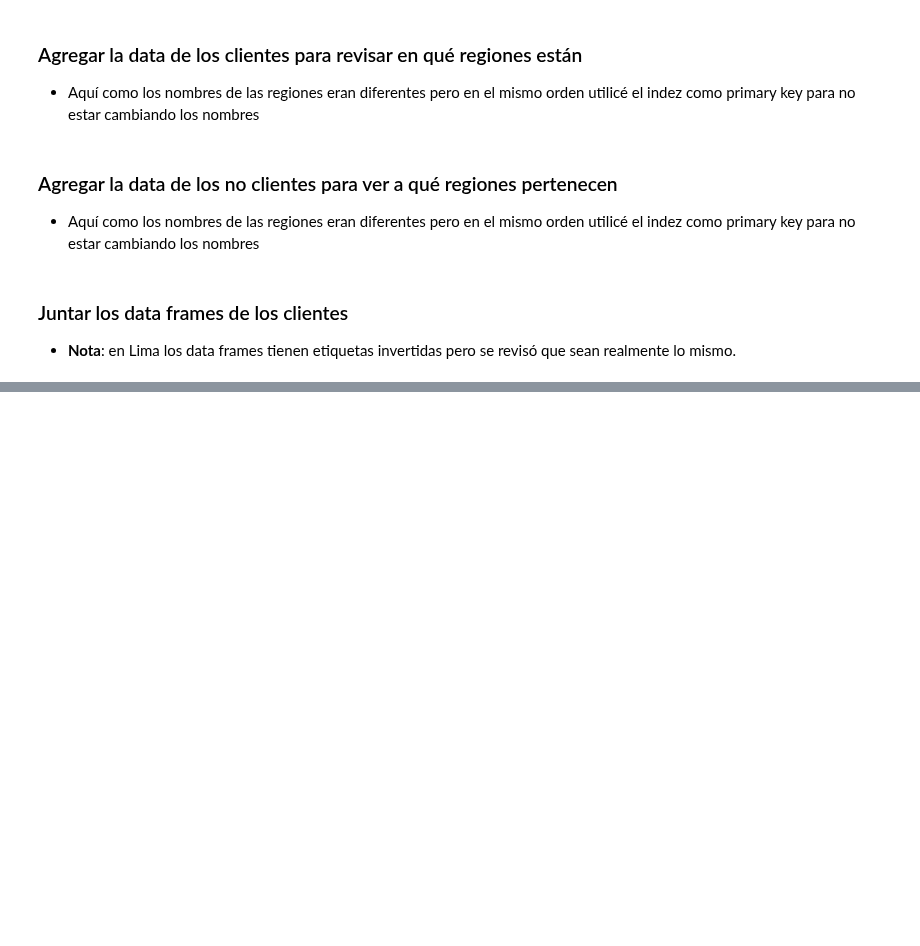
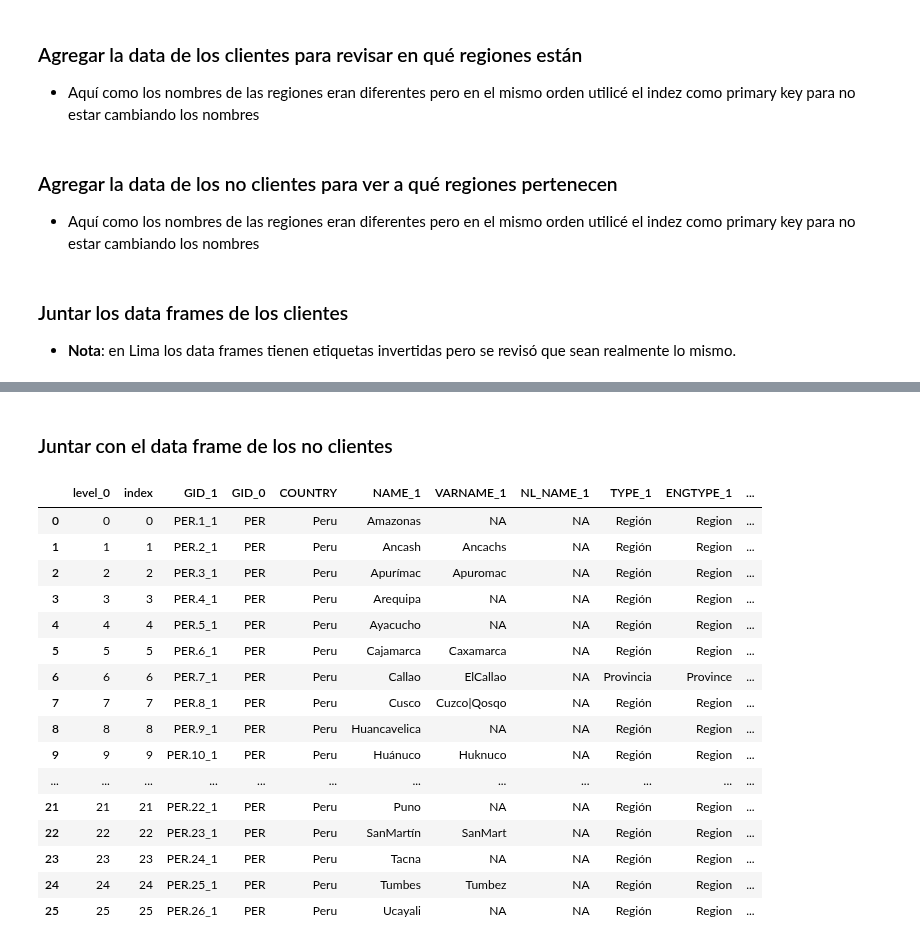
Before and after one commit to jsaraviadrago/Misc-Portfolio, a Jupyter notebook: Script_Peru_region_map.ipynb, the cells around one changed output, grey strips where cells are left out. Cells and saved outputs as stored; diff of their text form; code cells hidden in the pictures; blank space fills up the shorter version.

```diff
--- a/Script_Peru_region_map.ipynb
+++ b/Script_Peru_region_map.ipynb
@@ -102,0 +127,25 @@ plt.show()
+# %% [markdown]
+### Juntar con el data frame de los no clientes
+# %%
+# Merge tables
+data_final_no_clientes = pd.merge(peru_regions, data_marketing_none_clients_region_Peru, how='inner', left_on= 'index', right_on='index').reset_index()
+
+data_final_no_clientes
+# %% [output]
+|  | level_0 | index | GID_1 | GID_0 | COUNTRY | NAME_1 | VARNAME_1 | NL_NAME_1 | TYPE_1 | ENGTYPE_1 | ... |
+| 0 | 0 | 0 | PER.1_1 | PER | Peru | Amazonas | NA | NA | Región | Region | ... |
+| 1 | 1 | 1 | PER.2_1 | PER | Peru | Ancash | Ancachs | NA | Región | Region | ... |
+| 2 | 2 | 2 | PER.3_1 | PER | Peru | Apurímac | Apuromac | NA | Región | Region | ... |
+| 3 | 3 | 3 | PER.4_1 | PER | Peru | Arequipa | NA | NA | Región | Region | ... |
+| 4 | 4 | 4 | PER.5_1 | PER | Peru | Ayacucho | NA | NA | Región | Region | ... |
+| 5 | 5 | 5 | PER.6_1 | PER | Peru | Cajamarca | Caxamarca | NA | Región | Region | ... |
+| 6 | 6 | 6 | PER.7_1 | PER | Peru | Callao | ElCallao | NA | Provincia | Province | ... |
+| 7 | 7 | 7 | PER.8_1 | PER | Peru | Cusco | Cuzco|Qosqo | NA | Región | Region | ... |
+| 8 | 8 | 8 | PER.9_1 | PER | Peru | Huancavelica | NA | NA | Región | Region | ... |
+| 9 | 9 | 9 | PER.10_1 | PER | Peru | Huánuco | Huknuco | NA | Región | Region | ... |
+| ... | ... | ... | ... | ... | ... | ... | ... | ... | ... | ... | ... |
+| 21 | 21 | 21 | PER.22_1 | PER | Peru | Puno | NA | NA | Región | Region | ... |
+| 22 | 22 | 22 | PER.23_1 | PER | Peru | SanMartín | SanMart | NA | Región | Region | ... |
+| 23 | 23 | 23 | PER.24_1 | PER | Peru | Tacna | NA | NA | Región | Region | ... |
+| 24 | 24 | 24 | PER.25_1 | PER | Peru | Tumbes | Tumbez | NA | Región | Region | ... |
+| 25 | 25 | 25 | PER.26_1 | PER | Peru | Ucayali | NA | NA | Región | Region | ... |
```
Also changed, not shown: parts of 5 cells of this notebook.
